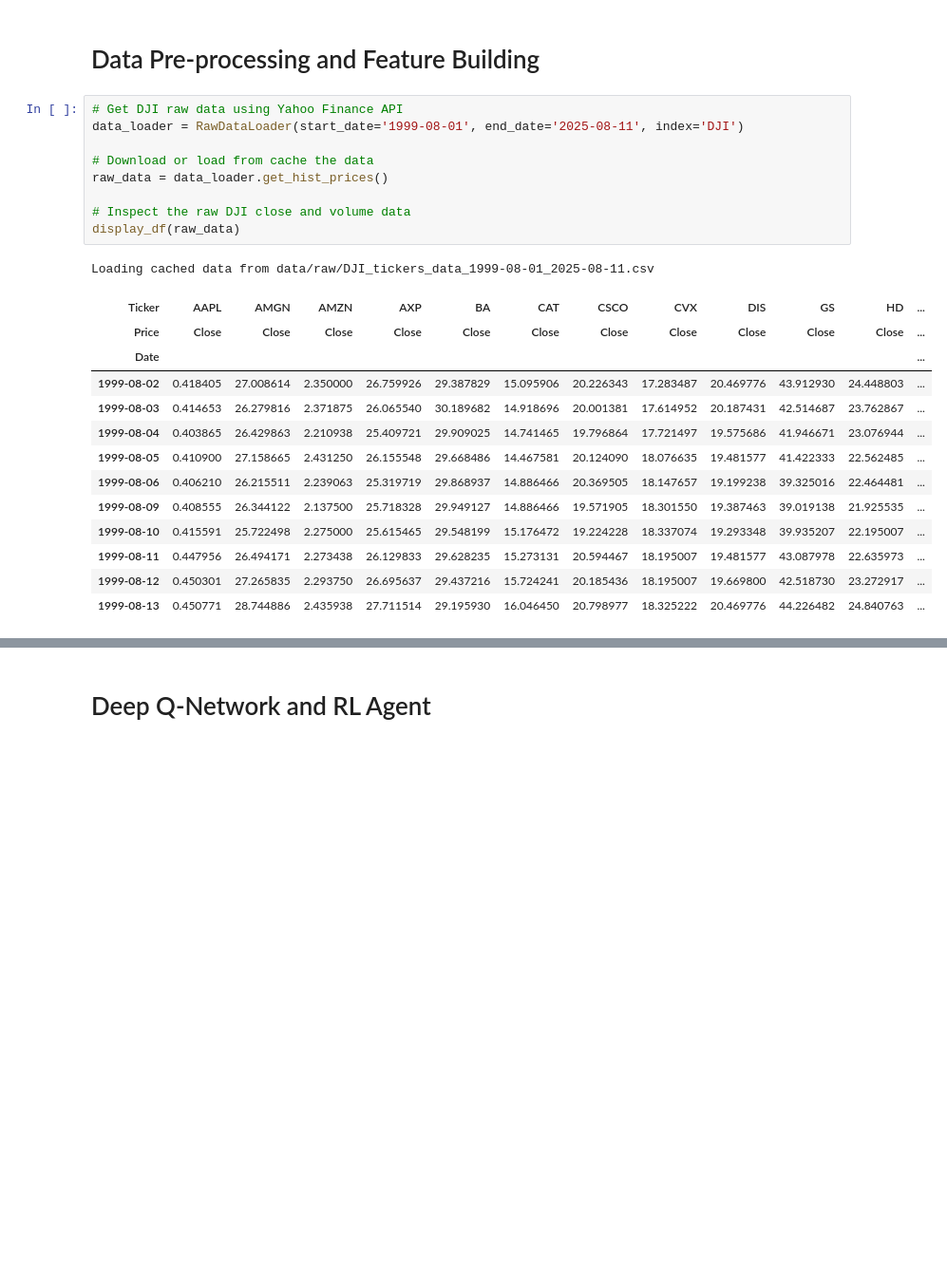
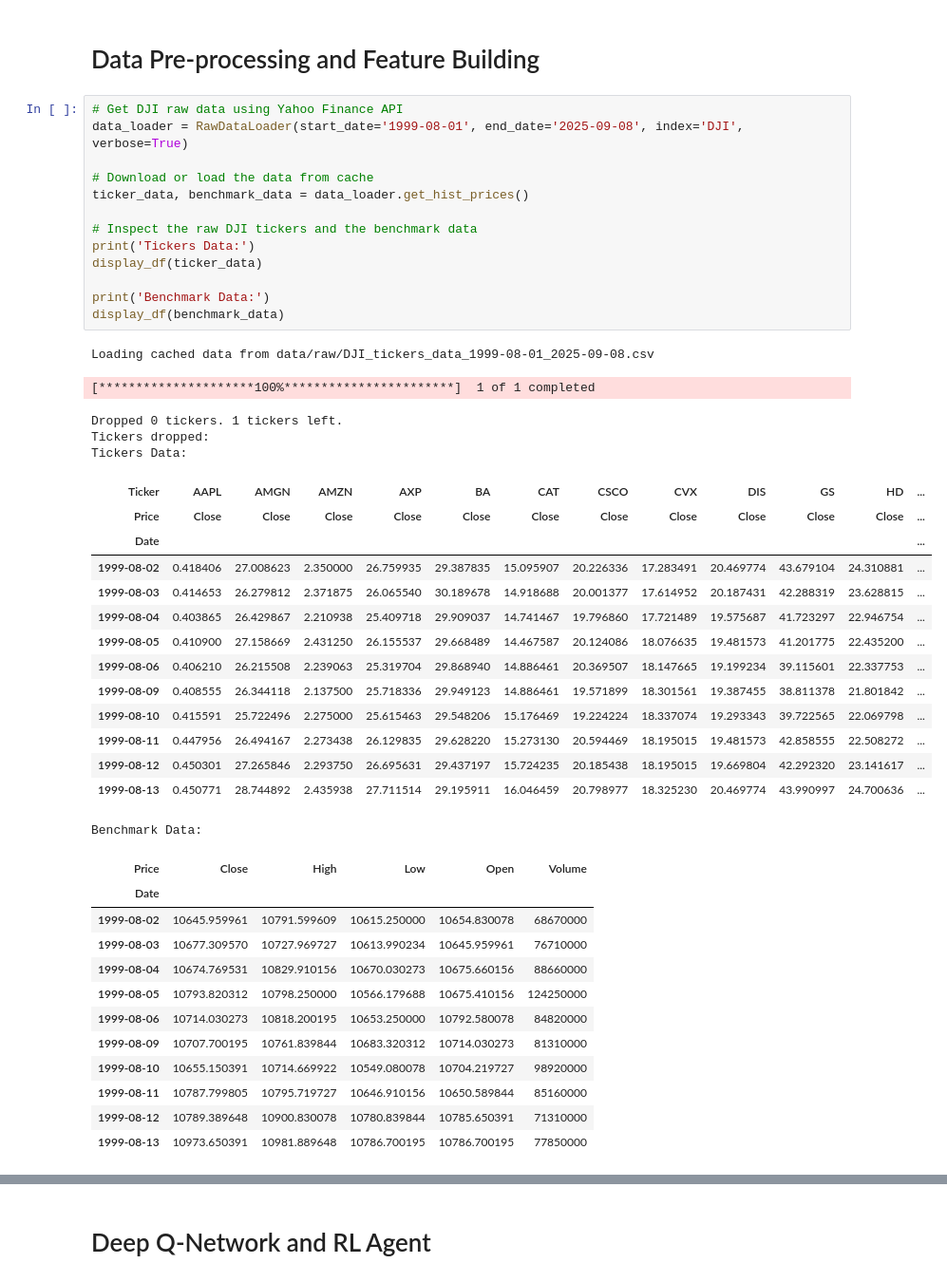
Before and after one commit to shh1v/ReinforceTrader, a Jupyter notebook: ReinforceTrader.ipynb, the cells around one changed output, grey strips where cells are left out. Shown: that part at 95% size. Cells and saved outputs as stored; diff of their text form; blank space fills up the shorter version.

```diff
--- a/ReinforceTrader.ipynb
+++ b/ReinforceTrader.ipynb
@@ -22,25 +22,46 @@ def display_df(df, rows=10):
 # Data Pre-processing and Feature Building
 # %%
 # Get DJI raw data using Yahoo Finance API
-data_loader = RawDataLoader(start_date='1999-08-01', end_date='2025-08-11', index='DJI')
+data_loader = RawDataLoader(start_date='1999-08-01', end_date='2025-09-08', index='DJI', verbose=True)
 
-# Download or load from cache the data
-raw_data = data_loader.get_hist_prices()
+# Download or load the data from cache
+ticker_data, benchmark_data = data_loader.get_hist_prices()
 
-# Inspect the raw DJI close and volume data
-display_df(raw_data)
+# Inspect the raw DJI tickers and the benchmark data
+print('Tickers Data:')
+display_df(ticker_data)
+
+print('Benchmark Data:')
+display_df(benchmark_data)
 # %% [output]
-Loading cached data from data/raw/DJI_tickers_data_1999-08-01_2025-08-11.csv
+Loading cached data from data/raw/DJI_tickers_data_1999-08-01_2025-09-08.csv
+[*********************100%***********************]  1 of 1 completed
+Dropped 0 tickers. 1 tickers left.
+Tickers dropped:
+Tickers Data:
 | Ticker | AAPL | AMGN | AMZN | AXP | BA | CAT | CSCO | CVX | DIS | GS | HD | ... |
 | Price | Close | Close | Close | Close | Close | Close | Close | Close | Close | Close | Close | ... |
 | Date |  |  |  |  |  |  |  |  |  |  |  | ... |
-| 1999-08-02 | 0.418405 | 27.008614 | 2.350000 | 26.759926 | 29.387829 | 15.095906 | 20.226343 | 17.283487 | 20.469776 | 43.912930 | 24.448803 | ... |
-| 1999-08-03 | 0.414653 | 26.279816 | 2.371875 | 26.065540 | 30.189682 | 14.918696 | 20.001381 | 17.614952 | 20.187431 | 42.514687 | 23.762867 | ... |
-| 1999-08-04 | 0.403865 | 26.429863 | 2.210938 | 25.409721 | 29.909025 | 14.741465 | 19.796864 | 17.721497 | 19.575686 | 41.946671 | 23.076944 | ... |
-| 1999-08-05 | 0.410900 | 27.158665 | 2.431250 | 26.155548 | 29.668486 | 14.467581 | 20.124090 | 18.076635 | 19.481577 | 41.422333 | 22.562485 | ... |
-| 1999-08-06 | 0.406210 | 26.215511 | 2.239063 | 25.319719 | 29.868937 | 14.886466 | 20.369505 | 18.147657 | 19.199238 | 39.325016 | 22.464481 | ... |
-| 1999-08-09 | 0.408555 | 26.344122 | 2.137500 | 25.718328 | 29.949127 | 14.886466 | 19.571905 | 18.301550 | 19.387463 | 39.019138 | 21.925535 | ... |
-| 1999-08-10 | 0.415591 | 25.722498 | 2.275000 | 25.615465 | 29.548199 | 15.176472 | 19.224228 | 18.337074 | 19.293348 | 39.935207 | 22.195007 | ... |
-| 1999-08-11 | 0.447956 | 26.494171 | 2.273438 | 26.129833 | 29.628235 | 15.273131 | 20.594467 | 18.195007 | 19.481577 | 43.087978 | 22.635973 | ... |
-| 1999-08-12 | 0.450301 | 27.265835 | 2.293750 | 26.695637 | 29.437216 | 15.724241 | 20.185436 | 18.195007 | 19.669800 | 42.518730 | 23.272917 | ... |
-| 1999-08-13 | 0.450771 | 28.744886 | 2.435938 | 27.711514 | 29.195930 | 16.046450 | 20.798977 | 18.325222 | 20.469776 | 44.226482 | 24.840763 | ... |
+| 1999-08-02 | 0.418406 | 27.008623 | 2.350000 | 26.759935 | 29.387835 | 15.095907 | 20.226336 | 17.283491 | 20.469774 | 43.679104 | 24.310881 | ... |
+| 1999-08-03 | 0.414653 | 26.279812 | 2.371875 | 26.065540 | 30.189678 | 14.918688 | 20.001377 | 17.614952 | 20.187431 | 42.288319 | 23.628815 | ... |
+| 1999-08-04 | 0.403865 | 26.429867 | 2.210938 | 25.409718 | 29.909037 | 14.741467 | 19.796860 | 17.721489 | 19.575687 | 41.723297 | 22.946754 | ... |
+| 1999-08-05 | 0.410900 | 27.158669 | 2.431250 | 26.155537 | 29.668489 | 14.467587 | 20.124086 | 18.076635 | 19.481573 | 41.201775 | 22.435200 | ... |
+| 1999-08-06 | 0.406210 | 26.215508 | 2.239063 | 25.319704 | 29.868940 | 14.886461 | 20.369507 | 18.147665 | 19.199234 | 39.115601 | 22.337753 | ... |
+| 1999-08-09 | 0.408555 | 26.344118 | 2.137500 | 25.718336 | 29.949123 | 14.886461 | 19.571899 | 18.301561 | 19.387455 | 38.811378 | 21.801842 | ... |
+| 1999-08-10 | 0.415591 | 25.722496 | 2.275000 | 25.615463 | 29.548206 | 15.176469 | 19.224224 | 18.337074 | 19.293343 | 39.722565 | 22.069798 | ... |
+| 1999-08-11 | 0.447956 | 26.494167 | 2.273438 | 26.129835 | 29.628220 | 15.273130 | 20.594469 | 18.195015 | 19.481573 | 42.858555 | 22.508272 | ... |
+| 1999-08-12 | 0.450301 | 27.265846 | 2.293750 | 26.695631 | 29.437197 | 15.724235 | 20.185438 | 18.195015 | 19.669804 | 42.292320 | 23.141617 | ... |
+| 1999-08-13 | 0.450771 | 28.744892 | 2.435938 | 27.711514 | 29.195911 | 16.046459 | 20.798977 | 18.325230 | 20.469774 | 43.990997 | 24.700636 | ... |
+Benchmark Data:
+| Price | Close | High | Low | Open | Volume |
+| Date |  |  |  |  |  |
+| 1999-08-02 | 10645.959961 | 10791.599609 | 10615.250000 | 10654.830078 | 68670000 |
+| 1999-08-03 | 10677.309570 | 10727.969727 | 10613.990234 | 10645.959961 | 76710000 |
+| 1999-08-04 | 10674.769531 | 10829.910156 | 10670.030273 | 10675.660156 | 88660000 |
+| 1999-08-05 | 10793.820312 | 10798.250000 | 10566.179688 | 10675.410156 | 124250000 |
+| 1999-08-06 | 10714.030273 | 10818.200195 | 10653.250000 | 10792.580078 | 84820000 |
+| 1999-08-09 | 10707.700195 | 10761.839844 | 10683.320312 | 10714.030273 | 81310000 |
+| 1999-08-10 | 10655.150391 | 10714.669922 | 10549.080078 | 10704.219727 | 98920000 |
+| 1999-08-11 | 10787.799805 | 10795.719727 | 10646.910156 | 10650.589844 | 85160000 |
+| 1999-08-12 | 10789.389648 | 10900.830078 | 10780.839844 | 10785.650391 | 71310000 |
+| 1999-08-13 | 10973.650391 | 10981.889648 | 10786.700195 | 10786.700195 | 77850000 |
```
Also changed, not shown: parts of 18 cells of this notebook, 17 other files.
